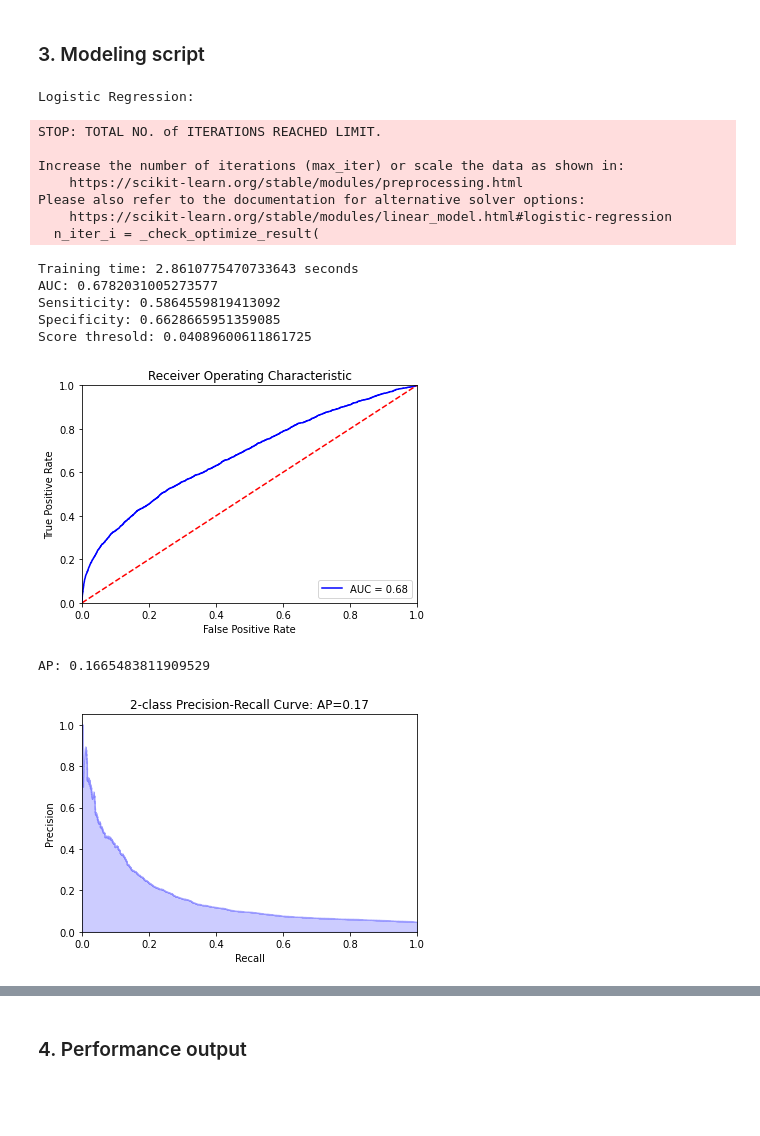
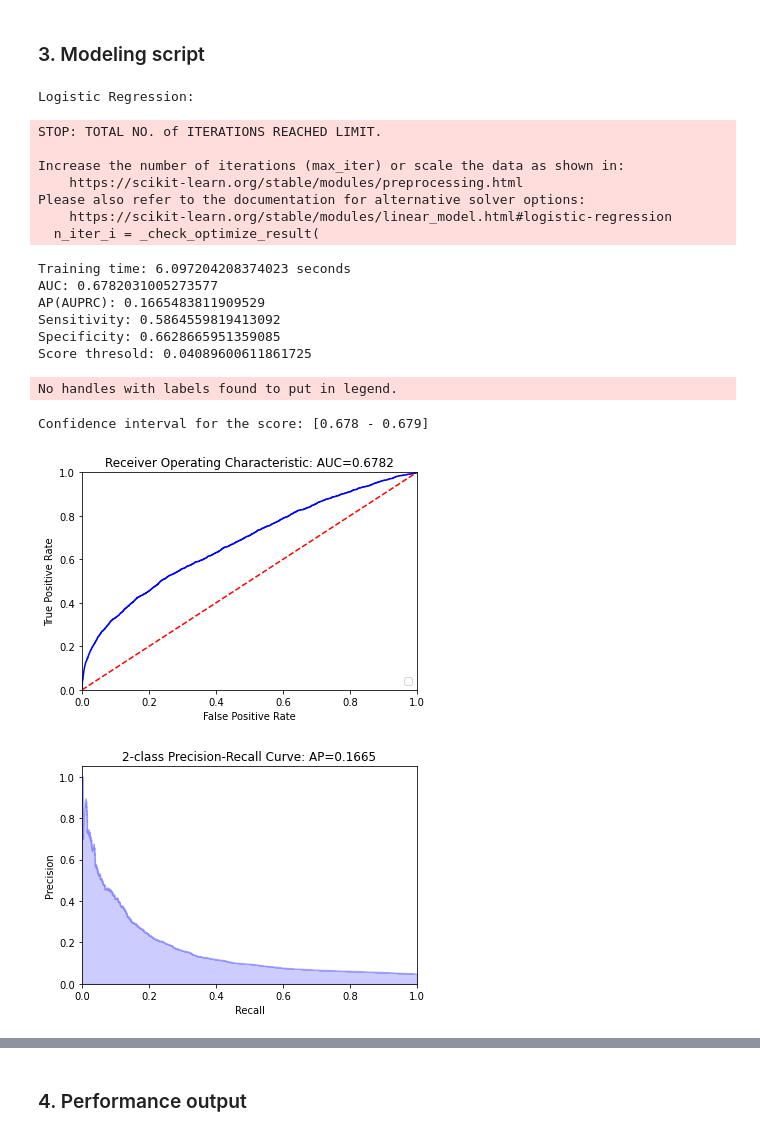
Before and after one commit to nliulab/mimic4ed-benchmark, a Jupyter notebook: Benchmark_scripts/Model_72h_ed_revisit_disposition.ipynb, the cells around one changed output, grey strips where cells are left out. Saved outputs shown, nothing was run; the diff lists cells and outputs as text; code cells hidden in the pictures; blank space fills up the shorter version.

Commit message:
update models with figures and performance matrix

```diff
--- a/Benchmark_scripts/Model_72h_ed_revisit_disposition.ipynb
+++ b/Benchmark_scripts/Model_72h_ed_revisit_disposition.ipynb
@@ -92,32 +93,43 @@ class ratio
 positive : negative = 0.047332185886402756 : 1
 # %% [markdown]
 ### 3.  Modeling script
+# %%
+# Containers for all results
+result_list = []
 # %%
 print("Logistic Regression:")
 from sklearn.linear_model import LogisticRegression
 logreg=LogisticRegression()
 start = time.time()
 logreg.fit(X_train,y_train)
-end = time.time()
-print('Training time:', end - start, 'seconds')
-PlotROCCurve(logreg.predict_proba(X_test)[:,1],y_test)
+runtime = time.time()-start
+print('Training time:', runtime, 'seconds')
+probs = logreg.predict_proba(X_test)
+result = PlotROCCurve(probs[:,1],y_test)
+
+results = ["LR"]
+results.extend(result)
+results.append(runtime)
+result_list.append(results)
 # %% [output]
 Logistic Regression:
 STOP: TOTAL NO. of ITERATIONS REACHED LIMIT.
 
 Increase the number of iterations (max_iter) or scale the data as shown in:
     https://scikit-learn.org/stable/modules/preprocessing.html
 Please also refer to the documentation for alternative solver options:
     https://scikit-learn.org/stable/modules/linear_model.html#logistic-regression
   n_iter_i = _check_optimize_result(
-Training time: 2.8610775470733643 seconds
+Training time: 6.097204208374023 seconds
 AUC: 0.6782031005273577
-Sensiticity: 0.5864559819413092
+AP(AUPRC): 0.1665483811909529
+Sensitivity: 0.5864559819413092
 Specificity: 0.6628665951359085
 Score thresold: 0.04089600611861725
+No handles with labels found to put in legend.
+Confidence interval for the score: [0.678 - 0.679]
-[figure, old version]
+[figure, new version]
-AP: 0.1665483811909529
-[figure, old version]
+[figure, new version]
 # %%
 print("MLP:")
 from sklearn.neural_network import MLPClassifier
```
Also changed, not shown: parts of 8 cells of this notebook, 3 other files.
